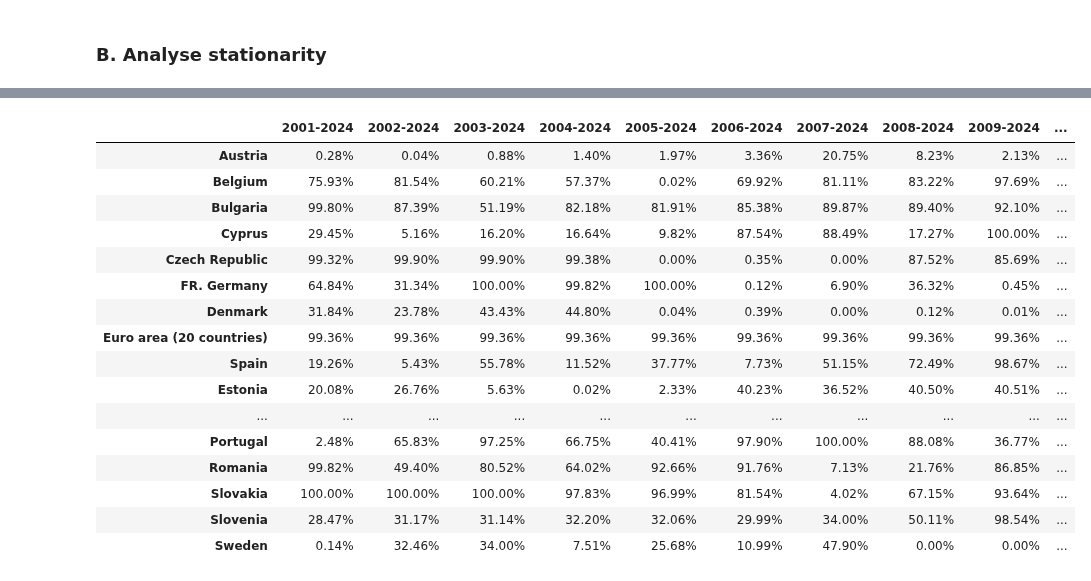
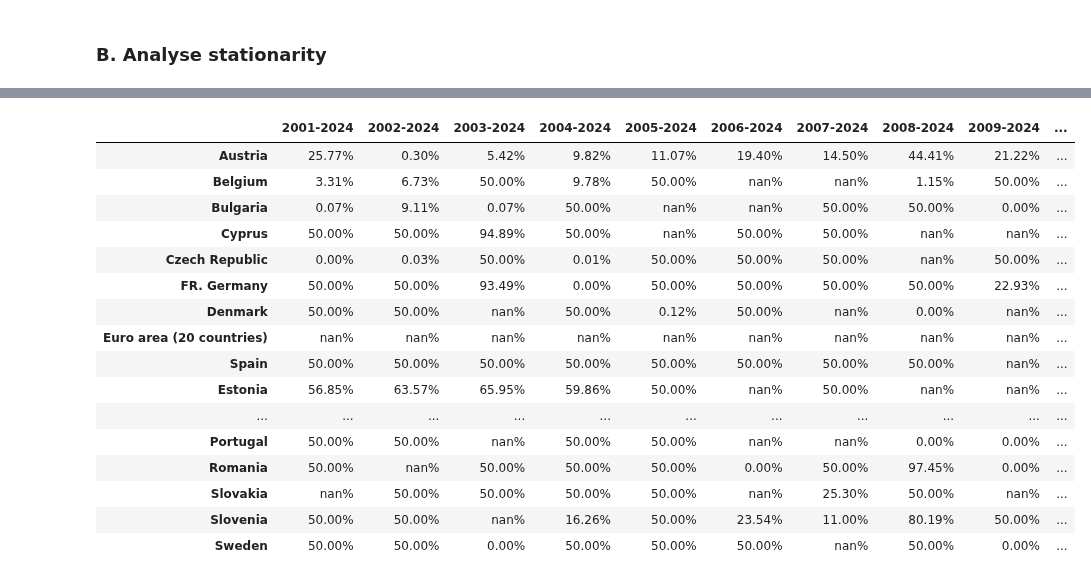
Before and after one commit to at621/snippets, a Jupyter notebook: test_stationarity.ipynb, the cells around one changed output, grey strips where cells are left out. Drawn from its saved outputs; the diff is of its cells as text; code cells hidden in the pictures.

```diff
--- a/test_stationarity.ipynb
+++ b/test_stationarity.ipynb
@@ -249,32 +341,32 @@ df_results_styled
 # %%
-df_results = stationarity_testing(unemployment_df.loc['2000':'2024'], test='adf', autolag='AIC')
-# df_results = stationarity_testing(gdp_df.loc['2000':'2024'], test='kpss', regression='c')
-# df_results = stationarity_testing(unemployment_df.loc['2000':'2024'], test='zivot')
+# Test unemployment (options: adf, kpsss, zivot)
+test = 'zivot'
 
-# Format the DataFrame
+df_results = stationarity_testing(unemployment_df.loc['2000':'2024'], test=test)
+
 df_results_styled = (
     df_results
     .style
-    .format("{:.2%}")      # Format p-values as percentages.
-    .map(highlight_pvalue) # Apply our style function using .map
+    .format("{:.2%}")
+    .map(lambda x: highlight_pvalue(x, test=test))
 )
 
 df_results_styled
 # %% [output]
 |  | 2001-2024 | 2002-2024 | 2003-2024 | 2004-2024 | 2005-2024 | 2006-2024 | 2007-2024 | 2008-2024 | 2009-2024 | ... |
-| Austria | 0.28% | 0.04% | 0.88% | 1.40% | 1.97% | 3.36% | 20.75% | 8.23% | 2.13% | ... |
-| Belgium | 75.93% | 81.54% | 60.21% | 57.37% | 0.02% | 69.92% | 81.11% | 83.22% | 97.69% | ... |
-| Bulgaria | 99.80% | 87.39% | 51.19% | 82.18% | 81.91% | 85.38% | 89.87% | 89.40% | 92.10% | ... |
-| Cyprus | 29.45% | 5.16% | 16.20% | 16.64% | 9.82% | 87.54% | 88.49% | 17.27% | 100.00% | ... |
-| Czech Republic | 99.32% | 99.90% | 99.90% | 99.38% | 0.00% | 0.35% | 0.00% | 87.52% | 85.69% | ... |
-| FR. Germany | 64.84% | 31.34% | 100.00% | 99.82% | 100.00% | 0.12% | 6.90% | 36.32% | 0.45% | ... |
-| Denmark | 31.84% | 23.78% | 43.43% | 44.80% | 0.04% | 0.39% | 0.00% | 0.12% | 0.01% | ... |
-| Euro area (20 countries) | 99.36% | 99.36% | 99.36% | 99.36% | 99.36% | 99.36% | 99.36% | 99.36% | 99.36% | ... |
-| Spain | 19.26% | 5.43% | 55.78% | 11.52% | 37.77% | 7.73% | 51.15% | 72.49% | 98.67% | ... |
-| Estonia | 20.08% | 26.76% | 5.63% | 0.02% | 2.33% | 40.23% | 36.52% | 40.50% | 40.51% | ... |
+| Austria | 25.77% | 0.30% | 5.42% | 9.82% | 11.07% | 19.40% | 14.50% | 44.41% | 21.22% | ... |
+| Belgium | 3.31% | 6.73% | 50.00% | 9.78% | 50.00% | nan% | nan% | 1.15% | 50.00% | ... |
+| Bulgaria | 0.07% | 9.11% | 0.07% | 50.00% | nan% | nan% | 50.00% | 50.00% | 0.00% | ... |
+| Cyprus | 50.00% | 50.00% | 94.89% | 50.00% | nan% | 50.00% | 50.00% | nan% | nan% | ... |
+| Czech Republic | 0.00% | 0.03% | 50.00% | 0.01% | 50.00% | 50.00% | 50.00% | nan% | 50.00% | ... |
+| FR. Germany | 50.00% | 50.00% | 93.49% | 0.00% | 50.00% | 50.00% | 50.00% | 50.00% | 22.93% | ... |
+| Denmark | 50.00% | 50.00% | nan% | 50.00% | 0.12% | 50.00% | nan% | 0.00% | nan% | ... |
+| Euro area (20 countries) | nan% | nan% | nan% | nan% | nan% | nan% | nan% | nan% | nan% | ... |
+| Spain | 50.00% | 50.00% | 50.00% | 50.00% | 50.00% | 50.00% | 50.00% | 50.00% | nan% | ... |
+| Estonia | 56.85% | 63.57% | 65.95% | 59.86% | 50.00% | nan% | 50.00% | nan% | nan% | ... |
 | ... | ... | ... | ... | ... | ... | ... | ... | ... | ... | ... |
-| Portugal | 2.48% | 65.83% | 97.25% | 66.75% | 40.41% | 97.90% | 100.00% | 88.08% | 36.77% | ... |
-| Romania | 99.82% | 49.40% | 80.52% | 64.02% | 92.66% | 91.76% | 7.13% | 21.76% | 86.85% | ... |
-| Slovakia | 100.00% | 100.00% | 100.00% | 97.83% | 96.99% | 81.54% | 4.02% | 67.15% | 93.64% | ... |
-| Slovenia | 28.47% | 31.17% | 31.14% | 32.20% | 32.06% | 29.99% | 34.00% | 50.11% | 98.54% | ... |
-| Sweden | 0.14% | 32.46% | 34.00% | 7.51% | 25.68% | 10.99% | 47.90% | 0.00% | 0.00% | ... |
+| Portugal | 50.00% | 50.00% | nan% | 50.00% | 50.00% | nan% | nan% | 0.00% | 0.00% | ... |
+| Romania | 50.00% | nan% | 50.00% | 50.00% | 50.00% | 0.00% | 50.00% | 97.45% | 0.00% | ... |
+| Slovakia | nan% | 50.00% | 50.00% | 50.00% | 50.00% | nan% | 25.30% | 50.00% | nan% | ... |
+| Slovenia | 50.00% | 50.00% | nan% | 16.26% | 50.00% | 23.54% | 11.00% | 80.19% | 50.00% | ... |
+| Sweden | 50.00% | 50.00% | 0.00% | 50.00% | 50.00% | 50.00% | nan% | 50.00% | 0.00% | ... |
```
Also changed, not shown: parts of 4 cells of this notebook.
